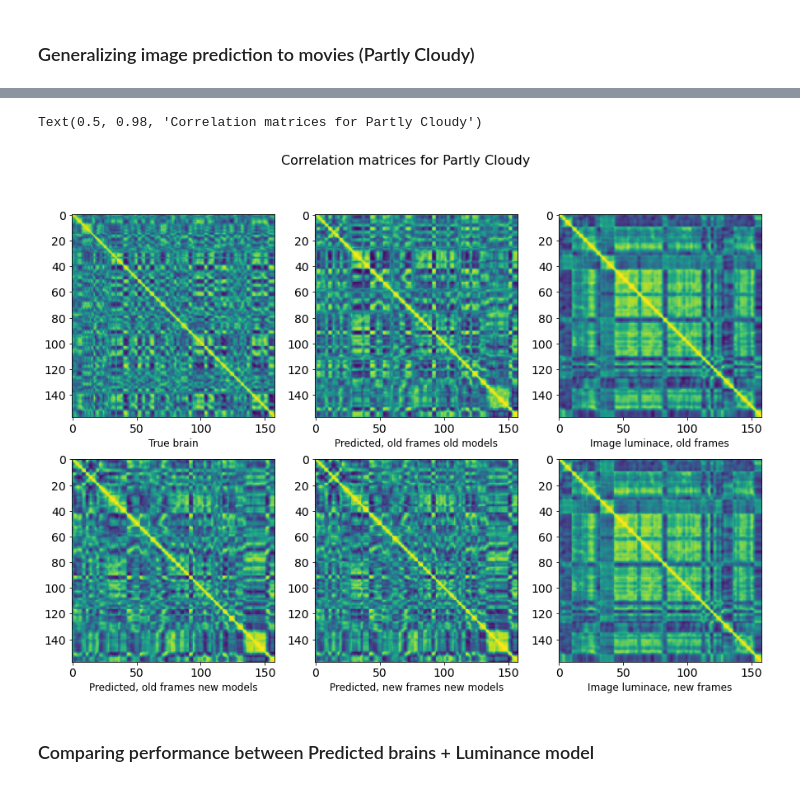
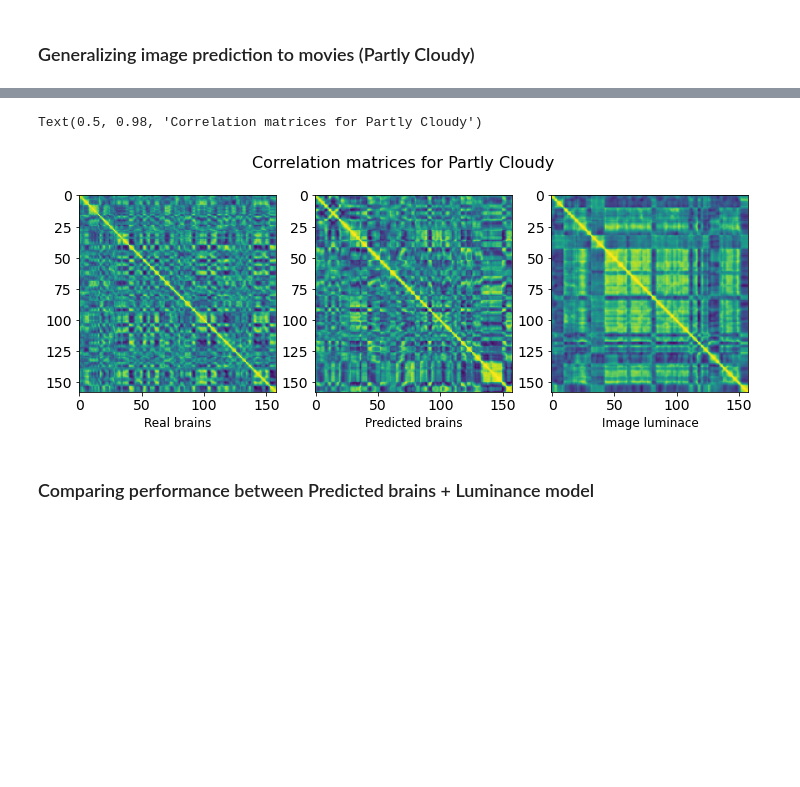
Before and after one commit to dpmlab/img2fmri, a Jupyter notebook: aperture_notebook.ipynb, the cells around one changed output, grey strips where cells are left out. Cells and saved outputs as stored; diff of their text form; code cells hidden in the pictures; blank space fills up the shorter version.

Commit message:
cleaned up partly_cloudy plots, fixed asterisks

```diff
--- a/aperture_notebook.ipynb
+++ b/aperture_notebook.ipynb
@@ -166,5 +126,5 @@ new_frames_new_pred = pred
 # %%
-true_dir = "../pc_true/preprocessed_data"
+true_dir = "../pc_true/preprocessed_data/"
 output_dir = "output/"
-input_dir = "../partly_cloudy/"
+input_dir = "partly_cloudy_frames/"
 overlap = get_subj_overlap()
@@ -171,4 +136,9 @@ overlap = get_subj_overlap()
+# %%
+# Loading predicted brains
+pred = nib.load('pred_processed.nii.gz').get_fdata()
+pred = pred[:,:,:,2:-8]
+pred = np.corrcoef(pred[overlap].T)
 # %%
 # Loading Luminance model as comparison
-new_frames_lum = get_luminance(input_dir='./pc_test')
-new_frames_lum = np.corrcoef(new_frames_lum)
+lum = get_luminance(input_dir=input_dir)
+lum = np.corrcoef(lum)
@@ -193,23 +145,16 @@ true = np.corrcoef(true[overlap].T)
 # %%
 # Correlation matrices
-fig, axes = plt.subplots(nrows=2, ncols=3, figsize=(15,10))
-axes[0,0].imshow(true)
-axes[0,1].imshow(old_frames_old_pred)
-axes[0,2].imshow(old_frames_lum)
-# axes[1,2].axis('off')
-axes[1,0].imshow(old_frames_new_pred)
-axes[1,1].imshow(new_frames_new_pred)
-axes[1,2].imshow(new_frames_lum)
-axes[0,0].set_xlabel('True brain', fontsize=12)
-axes[0,1].set_xlabel('Predicted, old frames old models', fontsize=12)
-axes[0,2].set_xlabel('Image luminace, old frames', fontsize=12)
-axes[1,0].set_xlabel('Predicted, old frames new models', fontsize=12)
-axes[1,1].set_xlabel('Predicted, new frames new models', fontsize=12)
-axes[1,2].set_xlabel('Image luminace, new frames', fontsize=12)
+fig, axes = plt.subplots(nrows=1, ncols=3, figsize=(12,4))
+axes[0].imshow(true)
+axes[1].imshow(pred)
+axes[2].imshow(lum)
+axes[0].set_xlabel('Real brains', fontsize=12)
+axes[1].set_xlabel('Predicted brains', fontsize=12)
+axes[2].set_xlabel('Image luminace', fontsize=12)
 fig.suptitle('Correlation matrices for Partly Cloudy', fontsize=16)
 # %% [output]
 Text(0.5, 0.98, 'Correlation matrices for Partly Cloudy')
-[figure, old version]
+[figure, new version]
 # %% [markdown]
 ### Comparing performance between Predicted brains + Luminance model
 # %%
```
Also changed, not shown: parts of 79 cells of this notebook, 2 other files.
